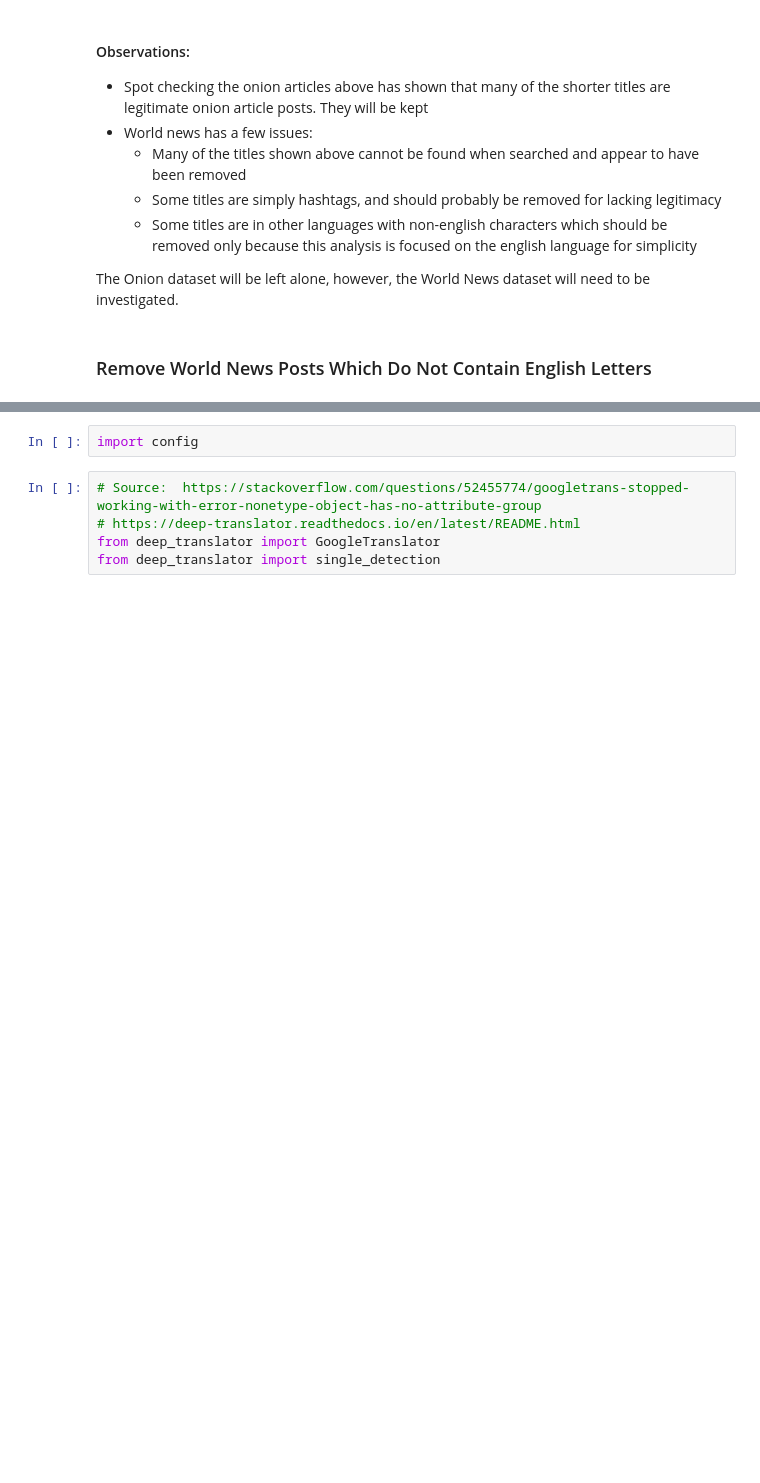
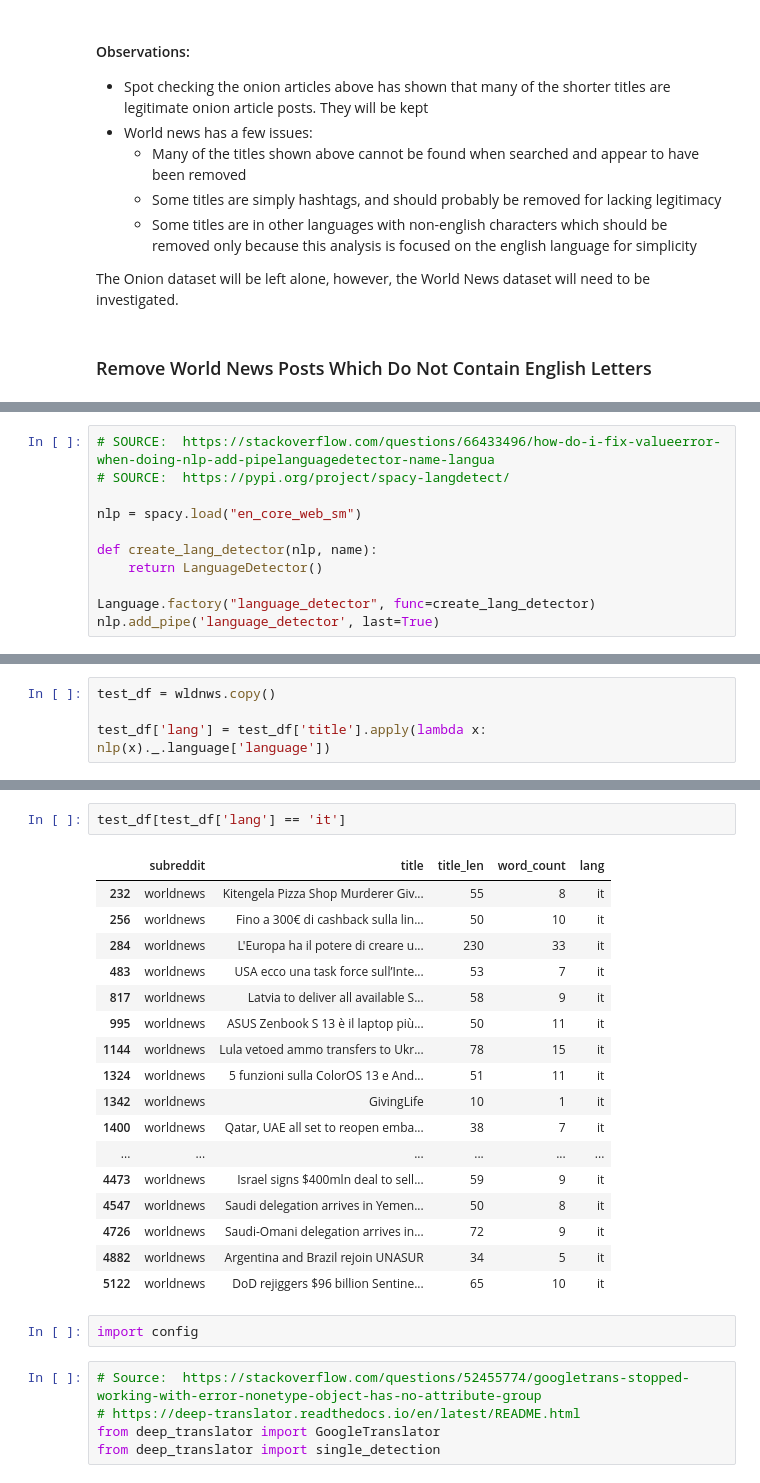
Before and after one commit to drossDS/Humor_Identification_with_NLP, a Jupyter notebook: code/2-Data_Cleaning.ipynb, the cells around one changed output, grey strips where cells are left out. Cells and saved outputs as stored; diff of their text form; blank space fills up the shorter version.

```diff
--- a/code/2-Data_Cleaning.ipynb
+++ b/code/2-Data_Cleaning.ipynb
@@ -584,0 +592,11 @@ The Onion dataset will be left alone, however, the World News dataset will need
+# %%
+# SOURCE:  https://stackoverflow.com/questions/66433496/how-do-i-fix-valueerror-when-doing-nlp-add-pipelanguagedetector-name-langua
+# SOURCE:  https://pypi.org/project/spacy-langdetect/
+
+nlp = spacy.load("en_core_web_sm")
+
+def create_lang_detector(nlp, name):
+    return LanguageDetector()
+
+Language.factory("language_detector", func=create_lang_detector)
+nlp.add_pipe('language_detector', last=True)
@@ -584,0 +605,4 @@ The Onion dataset will be left alone, however, the World News dataset will need
+# %%
+test_df = wldnws.copy()
+
+test_df['lang'] = test_df['title'].apply(lambda x: nlp(x)._.language['language'])
@@ -585,3 +629,23 @@ The Onion dataset will be left alone, however, the World News dataset will need
+# %%
+test_df[test_df['lang'] == 'it']
+# %% [output]
+|  | subreddit | title | title_len | word_count | lang |
+| 232 | worldnews | Kitengela Pizza Shop Murderer Giv... | 55 | 8 | it |
+| 256 | worldnews | Fino a 300€ di cashback sulla lin... | 50 | 10 | it |
+| 284 | worldnews | L'Europa ha il potere di creare u... | 230 | 33 | it |
+| 483 | worldnews | USA ecco una task force sull’Inte... | 53 | 7 | it |
+| 817 | worldnews | Latvia to deliver all available S... | 58 | 9 | it |
+| 995 | worldnews | ASUS Zenbook S 13 è il laptop più... | 50 | 11 | it |
+| 1144 | worldnews | Lula vetoed ammo transfers to Ukr... | 78 | 15 | it |
+| 1324 | worldnews | 5 funzioni sulla ColorOS 13 e And... | 51 | 11 | it |
+| 1342 | worldnews | GivingLife | 10 | 1 | it |
+| 1400 | worldnews | Qatar, UAE all set to reopen emba... | 38 | 7 | it |
+| ... | ... | ... | ... | ... | ... |
+| 4473 | worldnews | Israel signs $400mln deal to sell... | 59 | 9 | it |
+| 4547 | worldnews | Saudi delegation arrives in Yemen... | 50 | 8 | it |
+| 4726 | worldnews | Saudi-Omani delegation arrives in... | 72 | 9 | it |
+| 4882 | worldnews | Argentina and Brazil rejoin UNASUR | 34 | 5 | it |
+| 5122 | worldnews | DoD rejiggers $96 billion Sentine... | 65 | 10 | it |
 # %%
 import config
 # %%
```
Also changed, not shown: parts of 13 cells of this notebook, 1 other file.
